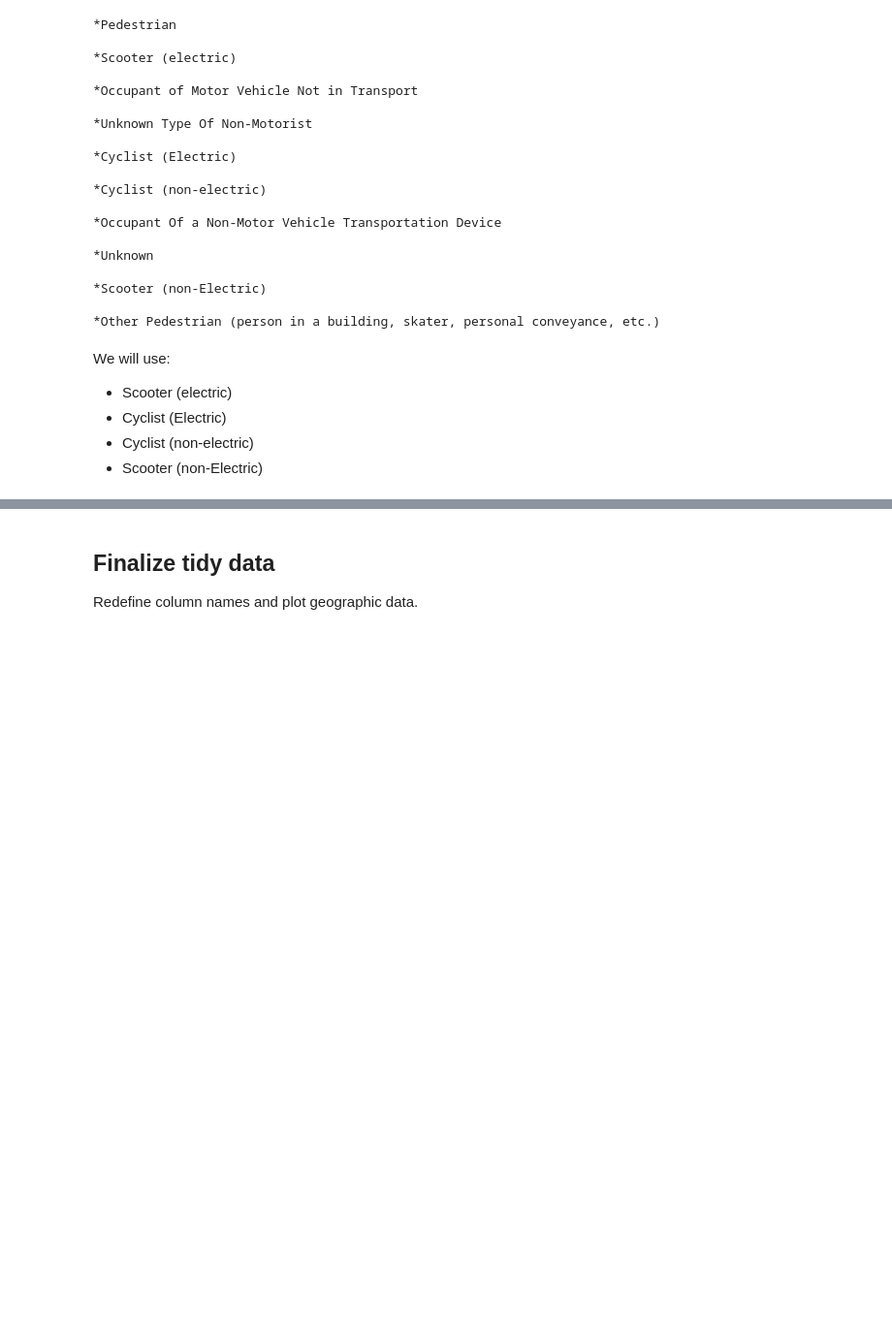
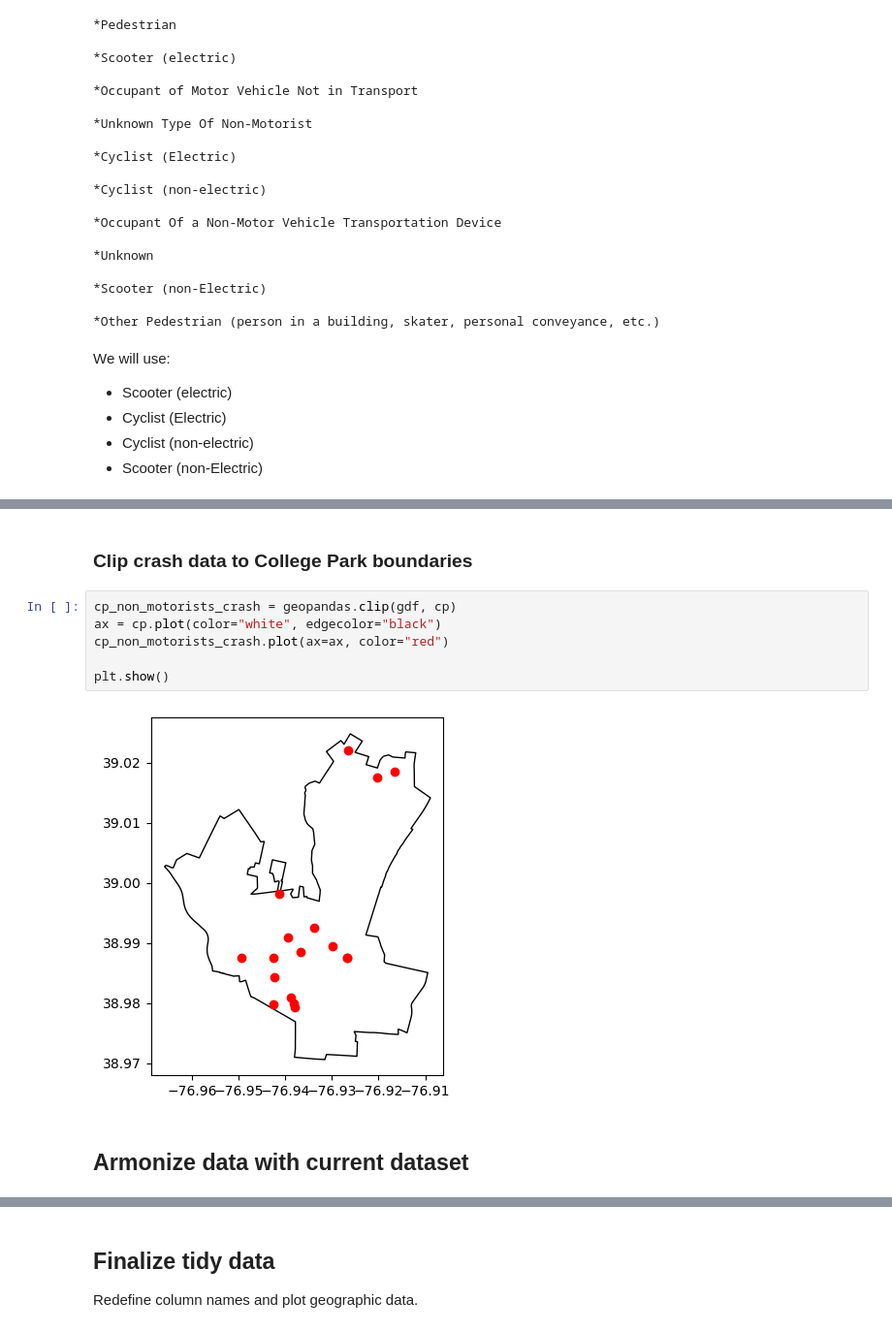
Before and after one commit to p-med/MD_crash_data, a Jupyter notebook: Data_prep.ipynb, the cells around one changed output, grey strips where cells are left out. Shown: that part at 97% size. Cells and saved outputs as stored; diff of their text form; blank space fills up the shorter version.

Commit message:
finished harmonization of datasets

```diff
--- a/Data_prep.ipynb
+++ b/Data_prep.ipynb
@@ -127,0 +163,12 @@ non_motorist_tidy = non_motorist_tidy[non_motorist_tidy["city_nm"] == 'COLLEGE P
+# %% [markdown]
+### Clip crash data to College Park boundaries
+# %%
+cp_non_motorists_crash = geopandas.clip(gdf, cp)
+ax = cp.plot(color="white", edgecolor="black")
+cp_non_motorists_crash.plot(ax=ax, color="red")
+
+plt.show()
+# %% [output]
+[figure, added]
+# %% [markdown]
+## Armonize data with current dataset
```
Also changed, not shown: parts of 18 cells of this notebook, 2 other files.
